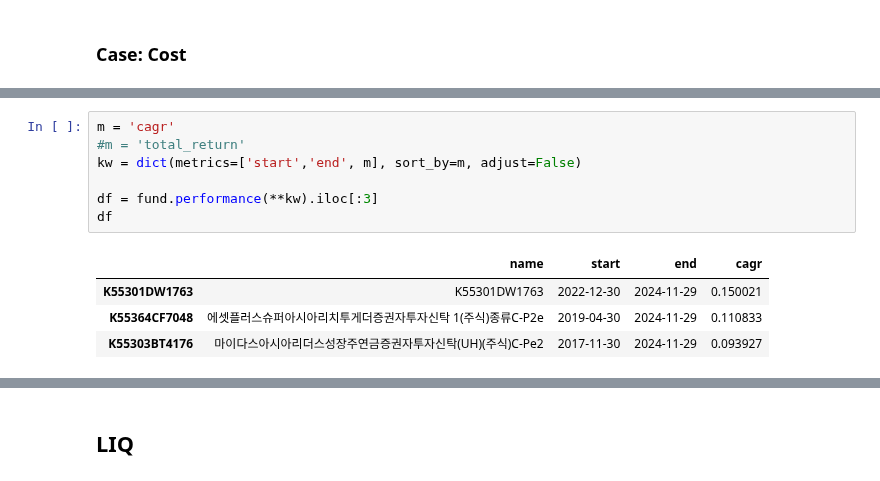
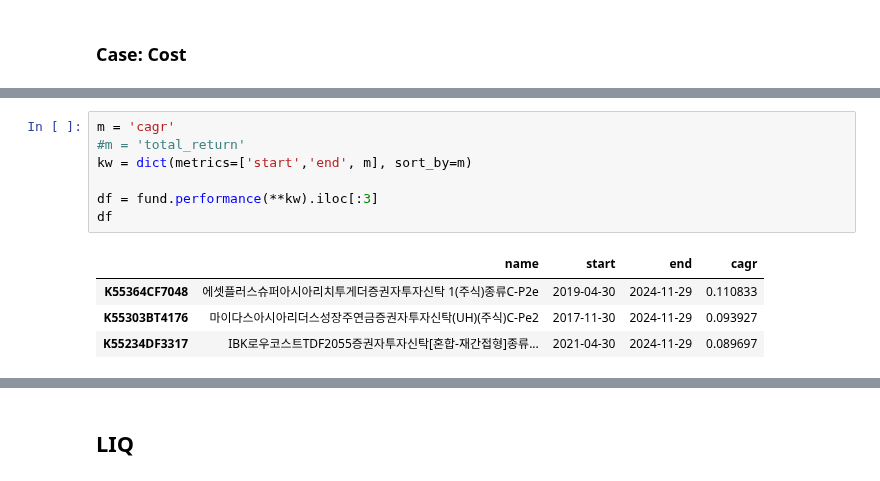
Before and after one commit to lbk209/portfolio, a Jupyter notebook: Allocate_Portfolio.ipynb, the cells around one changed output, grey strips where cells are left out. Saved outputs shown, nothing was run; the diff lists cells and outputs as text.

```diff
--- a/Allocate_Portfolio.ipynb
+++ b/Allocate_Portfolio.ipynb
@@ -214,15 +221,15 @@ Cost data transaction_cost_241217.csv loaded
 # %%
 m = 'cagr'
 #m = 'total_return'
-kw = dict(metrics=['start','end', m], sort_by=m, adjust=False)
+kw = dict(metrics=['start','end', m], sort_by=m)
 
 df = fund.performance(**kw).iloc[:3]
 df
 # %% [output]
 |  | name | start | end | cagr |
-| K55301DW1763 | K55301DW1763 | 2022-12-30 | 2024-11-29 | 0.150021 |
 | K55364CF7048 | 에셋플러스슈퍼아시아리치투게더증권자투자신탁 1(주식)종류C-P2e | 2019-04-30 | 2024-11-29 | 0.110833 |
 | K55303BT4176 | 마이다스아시아리더스성장주연금증권자투자신탁(UH)(주식)C-Pe2 | 2017-11-30 | 2024-11-29 | 0.093927 |
+| K55234DF3317 | IBK로우코스트TDF2055증권자투자신탁[혼합-재간접형]종류... | 2021-04-30 | 2024-11-29 | 0.089697 |
 # %%
 tickers = df.index
 fund.performance(tickers, fee=fee, **kw)
```
Also changed, not shown: parts of 21 cells of this notebook, 1 other file.
